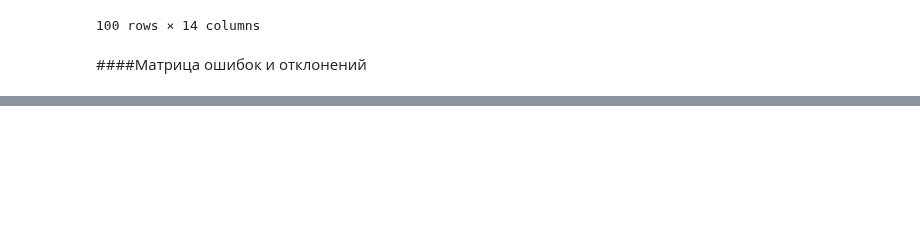
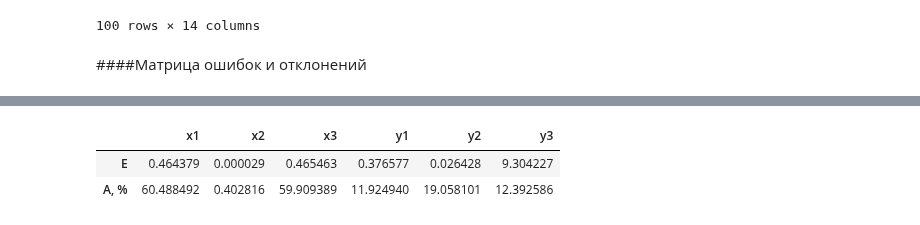
Before and after one commit to Viktory4121/MORD, a Jupyter notebook: ДОМ.ipynb, the cells around one changed output, grey strips where cells are left out. Cells and saved outputs as stored; diff of their text form; code cells hidden in the pictures; blank space fills up the shorter version.

```diff
--- a/ДОМ.ipynb
+++ b/ДОМ.ipynb
@@ -650,0 +651,6 @@ errorsTable2
+# %%
+errorsTable
+# %% [output]
+|  | x1 | x2 | x3 | y1 | y2 | y3 |
+| E | 0.464379 | 0.000029 | 0.465463 | 0.376577 | 0.026428 | 9.304227 |
+| A, % | 60.488492 | 0.402816 | 59.909389 | 11.924940 | 19.058101 | 12.392586 |
```
Also changed, not shown: parts of 16 cells of this notebook.
